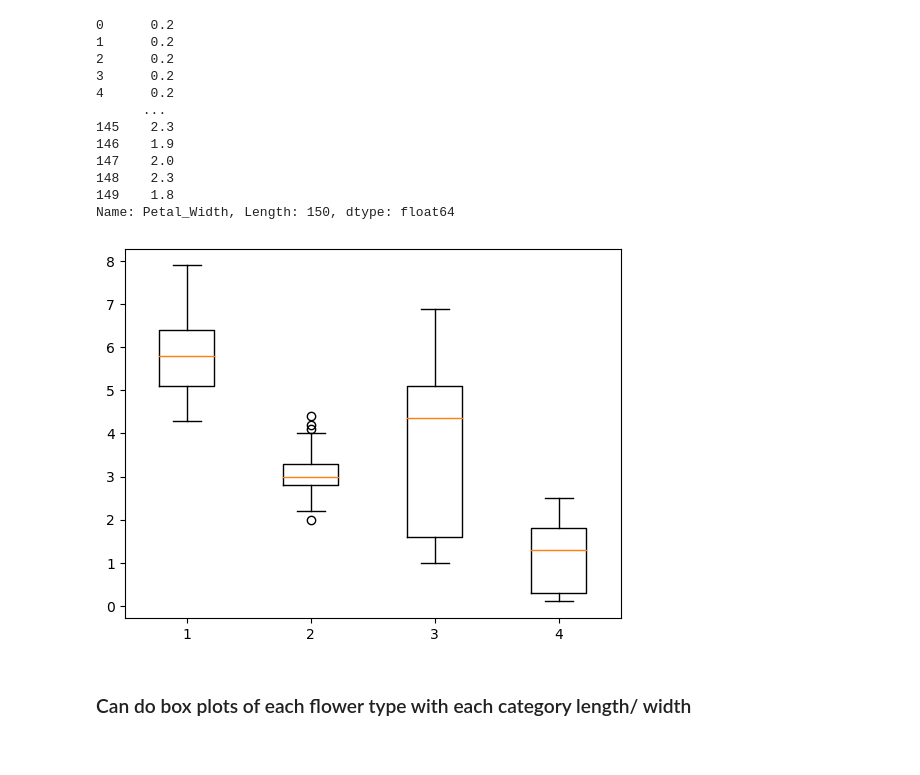
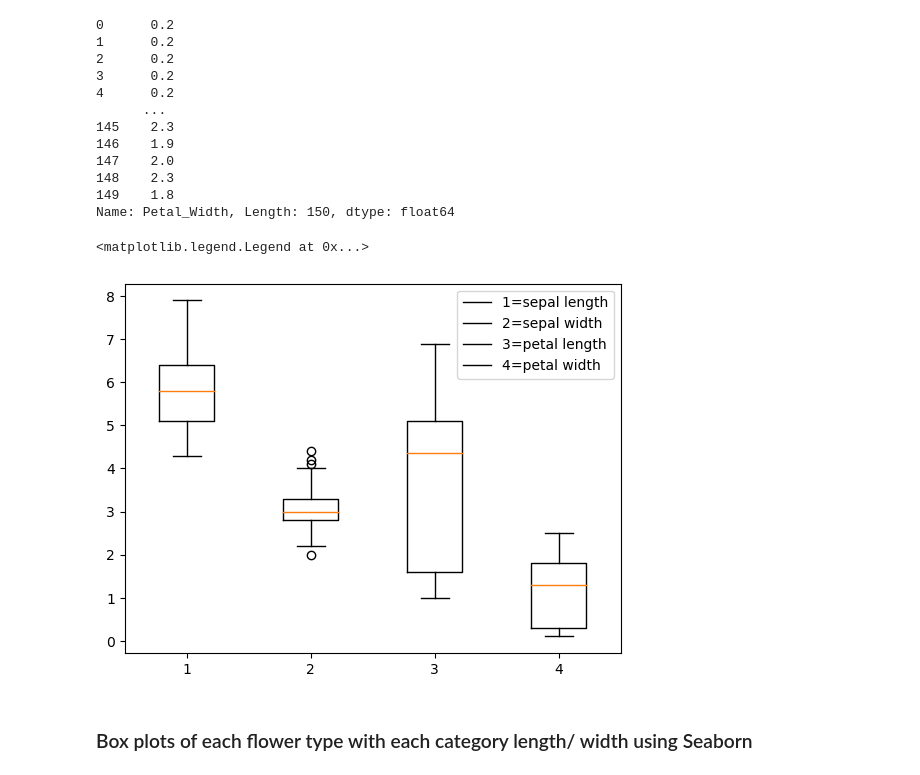
Before and after one commit to mhmdmahdi/funddata-assessment, a Jupyter notebook: practicals/04-outliers-exercises.ipynb, the cells around one changed output. Cells and saved outputs as stored; diff of their text form; code cells hidden in the pictures.

```diff
--- a/practicals/04-outliers-exercises.ipynb
+++ b/practicals/04-outliers-exercises.ipynb
@@ -375,12 +173,15 @@ import numpy as np
 # %%
 # Create a figure.
 fig, a1 = plt.subplots()
 # fig, a2 = plt.subplots()
 
 # Add the boxplot.
 # a1.boxplot(sepal_length);
 a1.boxplot([sepal_length, sepal_width, petal_length, petal_width]);
+plt.legend(['1=sepal length','2=sepal width','3=petal length','4=petal width'])
+# https://matplotlib.org/stable/api/_as_gen/matplotlib.pyplot.legend.html
 # %% [output]
+<matplotlib.legend.Legend at 0x...>
-[figure, old version]
+[figure, new version]
 # %% [markdown]
-### Can do box plots of each flower type with each category length/ width
+### Box plots of each flower type with each category length/ width using Seaborn
```
Also changed, not shown: parts of 34 cells of this notebook.
